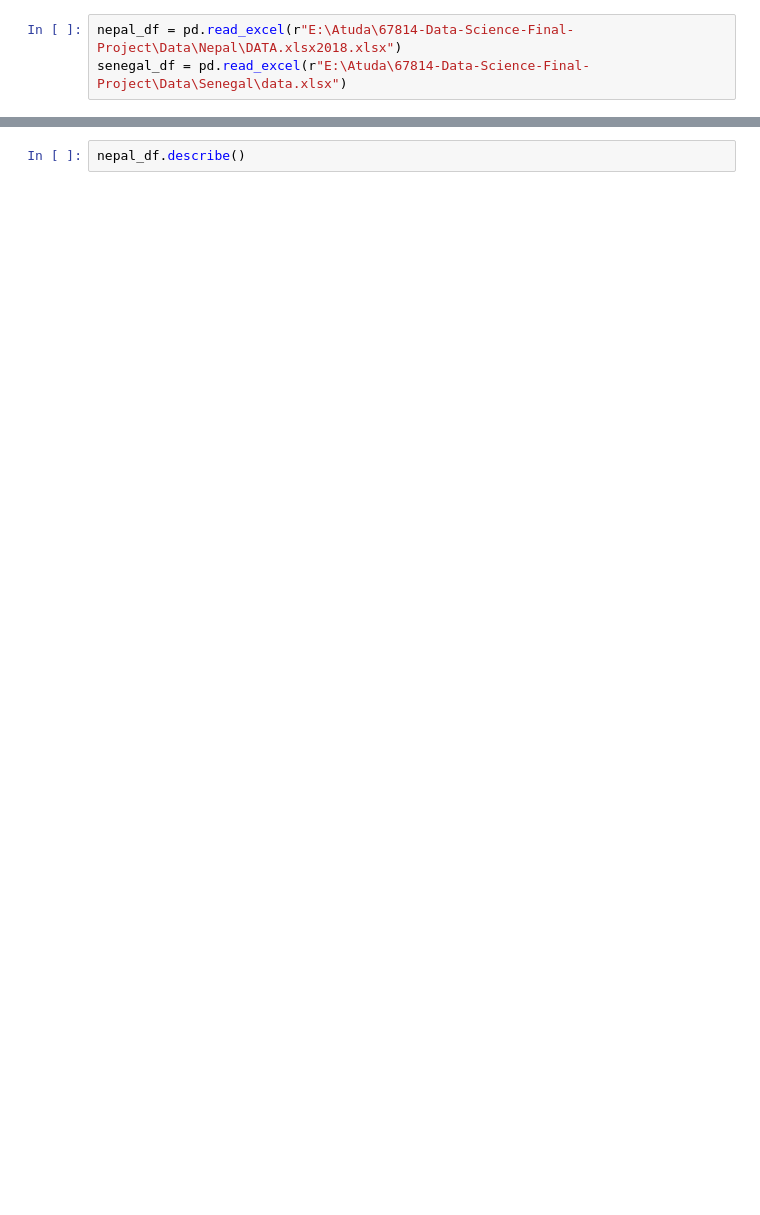
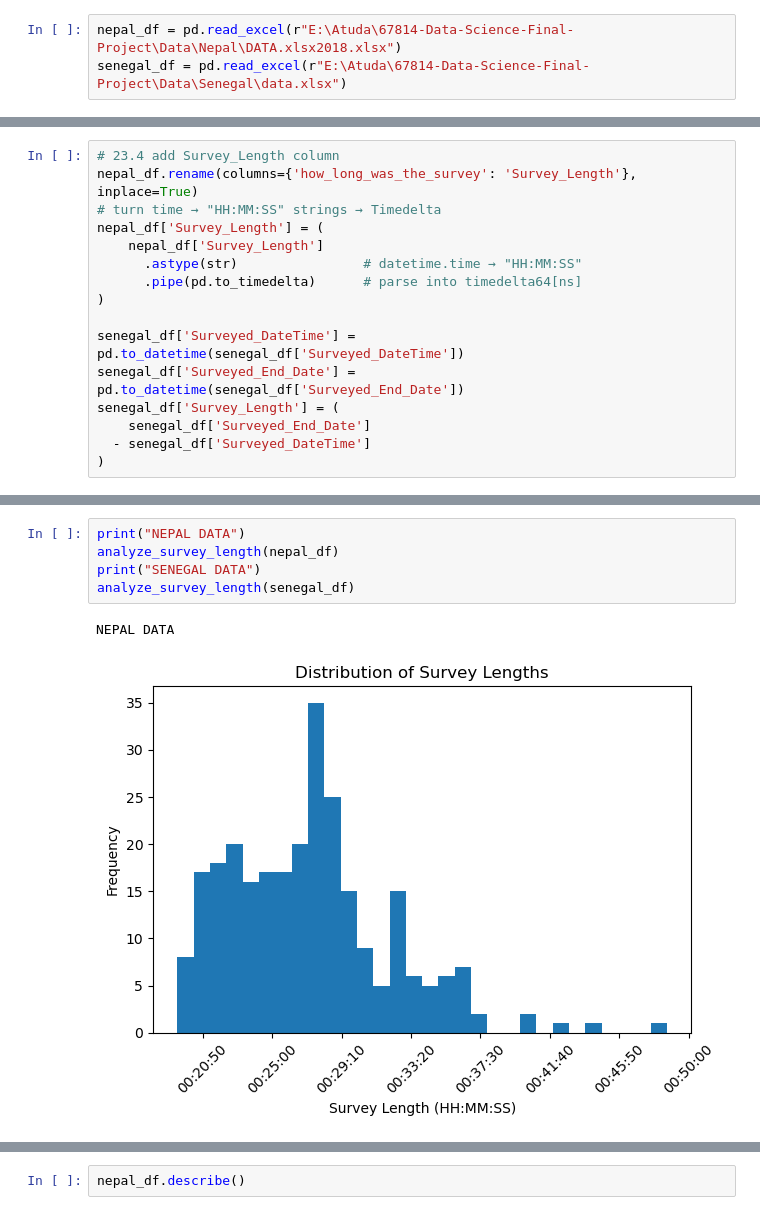
Before and after one commit to thenarrowgate/smallholder-productivity-analysis, a Jupyter notebook: notebooks/EDA.ipynb, the cells around one changed output, grey strips where cells are left out. Saved outputs shown, nothing was run; the diff lists cells and outputs as text; blank space fills up the shorter version.

```diff
--- a/notebooks/EDA.ipynb
+++ b/notebooks/EDA.ipynb
@@ -29,0 +161,16 @@ datetime64[ns]
+# %%
+# 23.4 add Survey_Length column
+nepal_df.rename(columns={'how_long_was_the_survey': 'Survey_Length'}, inplace=True)
+# turn time → "HH:MM:SS" strings → Timedelta
+nepal_df['Survey_Length'] = (
+    nepal_df['Survey_Length']
+      .astype(str)                # datetime.time → "HH:MM:SS"
+      .pipe(pd.to_timedelta)      # parse into timedelta64[ns]
+)
+
+senegal_df['Surveyed_DateTime'] = pd.to_datetime(senegal_df['Surveyed_DateTime'])
+senegal_df['Surveyed_End_Date'] = pd.to_datetime(senegal_df['Surveyed_End_Date'])
+senegal_df['Survey_Length'] = (
+    senegal_df['Surveyed_End_Date']
+  - senegal_df['Surveyed_DateTime']
+)
@@ -29,0 +237,8 @@ datetime64[ns]
+# %%
+print("NEPAL DATA")
+analyze_survey_length(nepal_df)
+print("SENEGAL DATA")
+analyze_survey_length(senegal_df)
+# %% [output]
+NEPAL DATA
+[figure, added]
```
Also changed, not shown: parts of 34 cells of this notebook, 2 other files.
